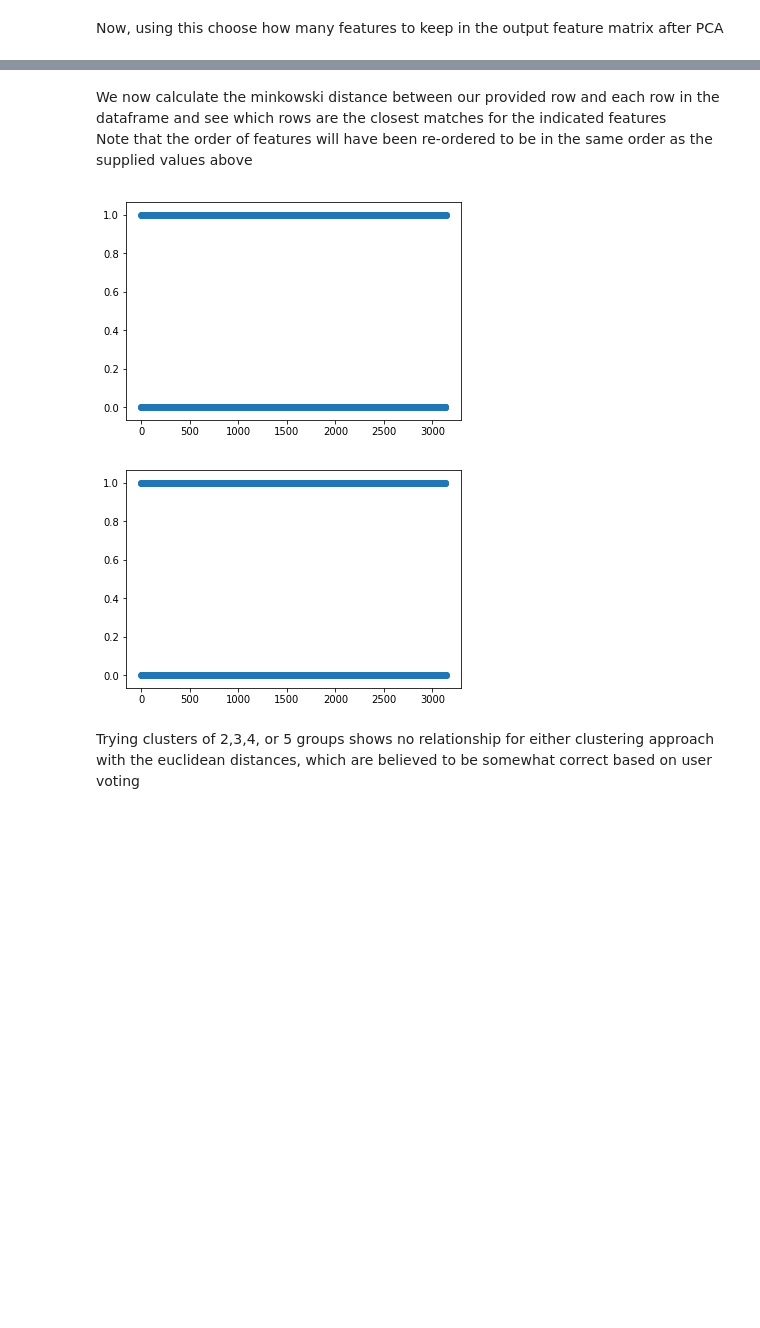
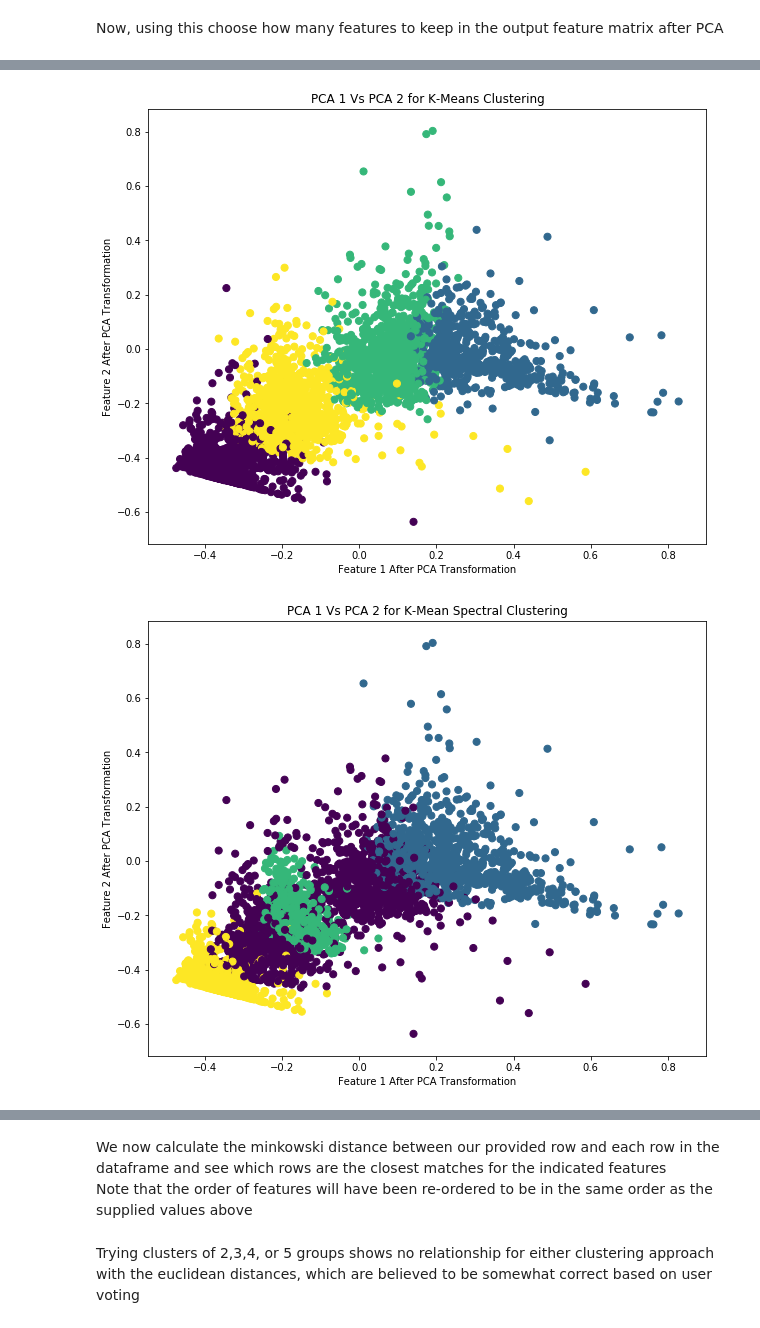
Before and after one commit to moorebryan/county-recommendation-engine, a Jupyter notebook: county-recommendation-engine.ipynb, the cells around one changed output, grey strips where cells are left out. Drawn from its saved outputs; the diff is of its cells as text; code cells hidden in the pictures; blank space fills up the shorter version.

```diff
--- a/county-recommendation-engine.ipynb
+++ b/county-recommendation-engine.ipynb
@@ -263,0 +375,26 @@ k_mean_spectral_labels = sp.labels_
+# %%
+# Now plot the clustering from each method
+
+plt.figure(figsize = (10,8))
+plt.title('PCA 1 Vs PCA 2 for K-Means Clustering')
+plt.xlabel('Feature 1 After PCA Transformation')
+plt.ylabel('Feature 2 After PCA Transformation')
+plt.scatter(feature_array[:, 0], feature_array[:, 1],c=k_mean_labels ,s=50, cmap='viridis')
+plt.show()
+
+plt.figure(figsize = (10,8))
+plt.title('PCA 1 Vs PCA 2 for K-Mean Spectral Clustering')
+plt.xlabel('Feature 1 After PCA Transformation')
+plt.ylabel('Feature 2 After PCA Transformation')
+plt.scatter(feature_array[:, 0], feature_array[:, 1],c=k_mean_spectral_labels ,s=50, cmap='viridis')
+plt.show()
+
+plt.figure(figsize = (10,8))
+plt.title('PCA 1 Vs PCA 2 for GMM Clustering')
+plt.xlabel('Feature 1 After PCA Transformation')
+plt.ylabel('Feature 2 After PCA Transformation')
+plt.scatter(feature_array[:, 0], feature_array[:, 1],c=gmm_labels ,s=50, cmap='viridis')
+plt.show()
+# %% [output]
+[figure, added]
+[figure, added]
@@ -286,15 +424,5 @@ sorted_counties_indices = [int(tuples[1]) for tuples in sorted_counties]
 FIPS_vec = county_info_df.FIPS.values
 # Get list of FIPS values corresponding to found indices
 FIPS_values = FIPS_vec[sorted_counties_indices]
-# %%
-ordered_kmeans = [currVec[2] for currVec in all_dist]
-ordered_spectral_clusters = [currVec[3] for currVec in all_dist]
-plt.scatter(list(range(len(ordered_kmeans))),ordered_kmeans)
-plt.show()
-plt.scatter(list(range(len(ordered_spectral_clusters))),ordered_spectral_clusters)
-plt.show()
-# %% [output]
-[figure, removed]
-[figure, removed]
 # %% [markdown]
 Trying clusters of 2,3,4, or 5 groups shows no relationship for either clustering approach with the euclidean distances, which are believed to be somewhat correct based on user voting
```
Also changed, not shown: parts of 23 cells of this notebook.
